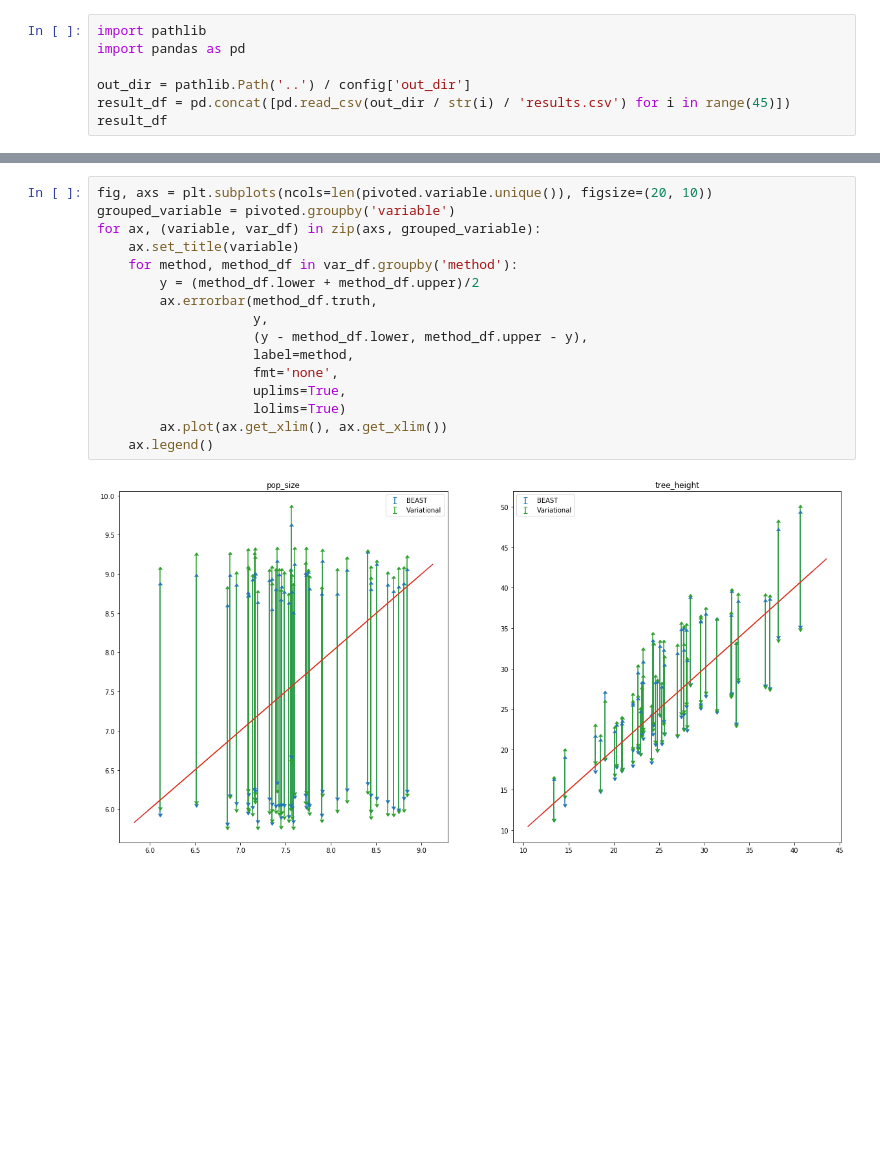
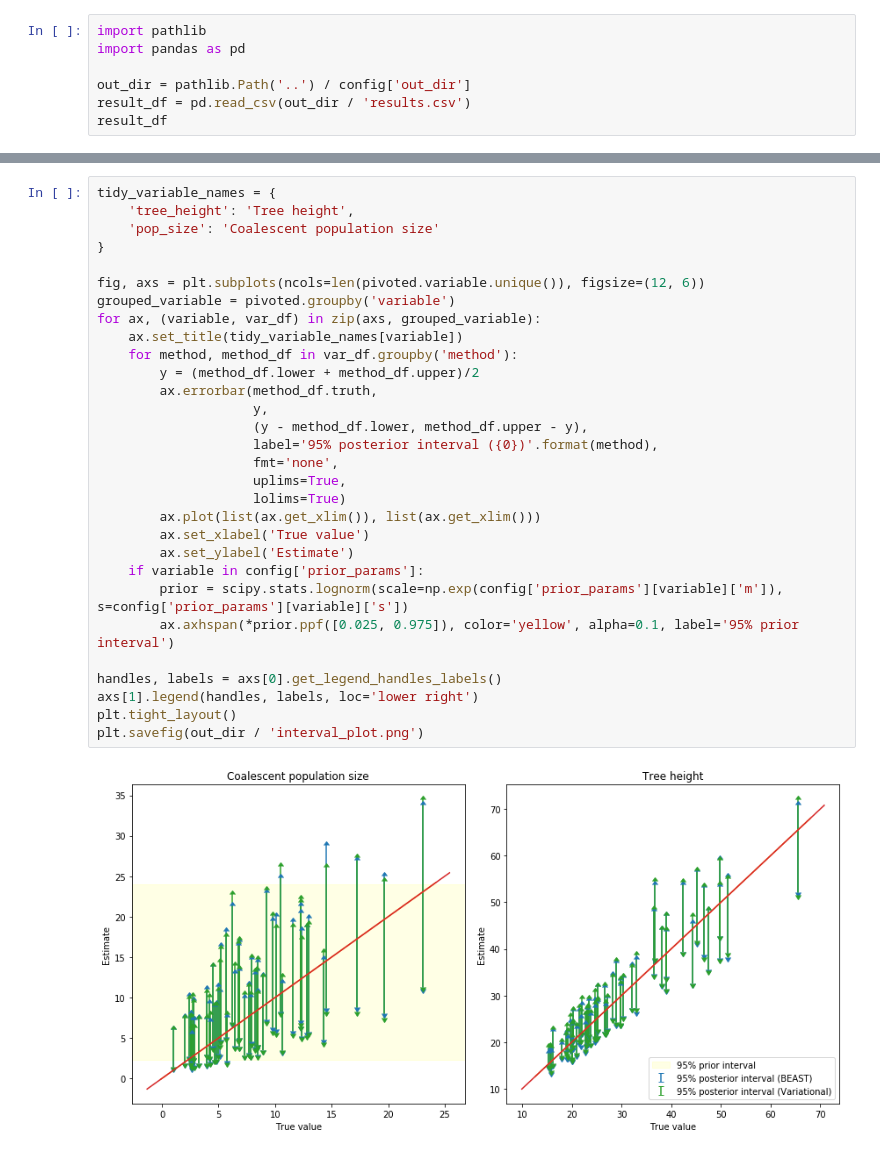
Before and after one commit to christiaanjs/pylo, a Jupyter notebook: eval/viz/coverage-viz.ipynb, the cells around one changed output, grey strips where cells are left out. Drawn from its saved outputs; the diff is of its cells as text; blank space fills up the shorter version.

Commit message:
Improve coverage visualisation

```diff
--- a/eval/viz/coverage-viz.ipynb
+++ b/eval/viz/coverage-viz.ipynb
@@ -30,6 +30,6 @@ import pathlib
 import pandas as pd
 
 out_dir = pathlib.Path('..') / config['out_dir']
-result_df = pd.concat([pd.read_csv(out_dir / str(i) / 'results.csv') for i in range(45)])
+result_df = pd.read_csv(out_dir / 'results.csv')
 result_df
 # %% [output]
@@ -82,20 +82,34 @@ pivoted
 # %%
-fig, axs = plt.subplots(ncols=len(pivoted.variable.unique()), figsize=(20, 10))
+tidy_variable_names = {
+    'tree_height': 'Tree height',
+    'pop_size': 'Coalescent population size'
+}
+
+fig, axs = plt.subplots(ncols=len(pivoted.variable.unique()), figsize=(12, 6))
 grouped_variable = pivoted.groupby('variable')
 for ax, (variable, var_df) in zip(axs, grouped_variable):
-    ax.set_title(variable)
+    ax.set_title(tidy_variable_names[variable])
     for method, method_df in var_df.groupby('method'):
         y = (method_df.lower + method_df.upper)/2
         ax.errorbar(method_df.truth,
                     y,
                     (y - method_df.lower, method_df.upper - y),
-                    label=method,
+                    label='95% posterior interval ({0})'.format(method),
                     fmt='none',
                     uplims=True,
                     lolims=True)
-        ax.plot(ax.get_xlim(), ax.get_xlim())
-    ax.legend()
+        ax.plot(list(ax.get_xlim()), list(ax.get_xlim()))
+        ax.set_xlabel('True value')
+        ax.set_ylabel('Estimate')
+    if variable in config['prior_params']:
+        prior = scipy.stats.lognorm(scale=np.exp(config['prior_params'][variable]['m']), s=config['prior_params'][variable]['s'])
+        ax.axhspan(*prior.ppf([0.025, 0.975]), color='yellow', alpha=0.1, label='95% prior interval')
+
+handles, labels = axs[0].get_legend_handles_labels()
+axs[1].legend(handles, labels, loc='lower right')
+plt.tight_layout()
+plt.savefig(out_dir / 'interval_plot.png')
 # %% [output]
-[figure, old version]
+[figure, new version]
 # %%
 with_covered = pivoted.assign(covered = (pivoted.truth >= pivoted.lower) & (pivoted.truth <= pivoted.upper))
```
Also changed, not shown: parts of 3 cells of this notebook, 1 other file.
